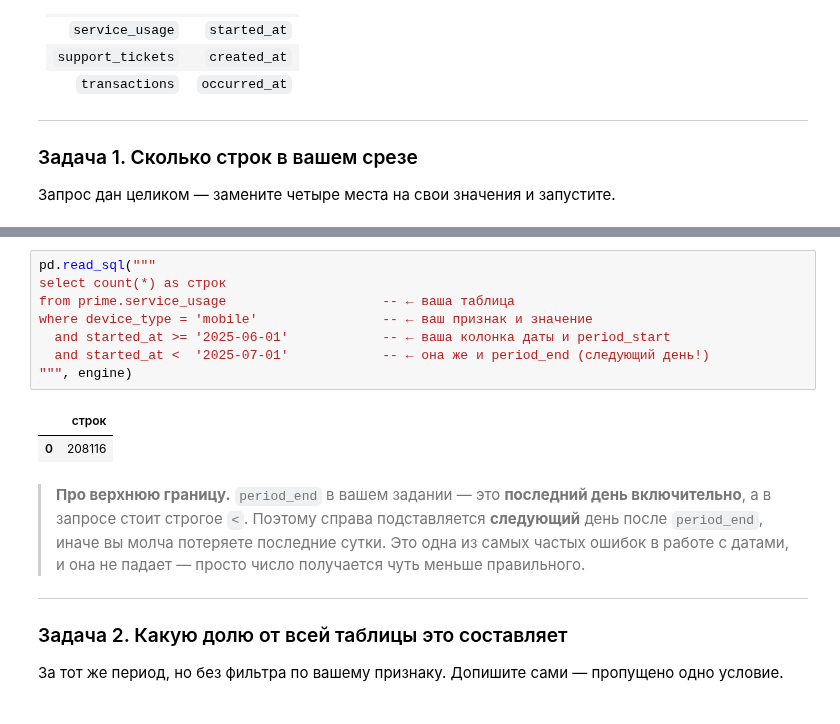
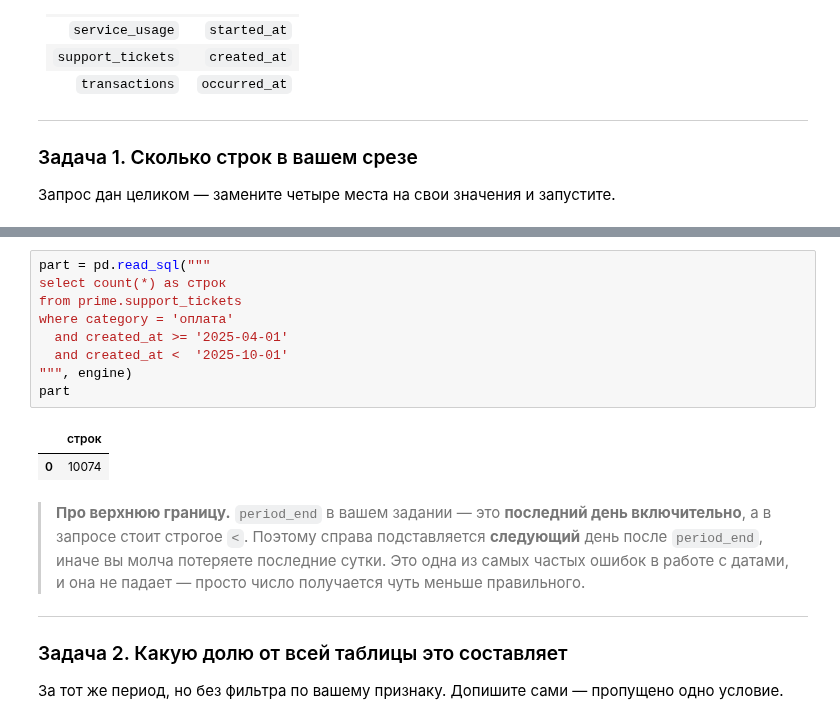
Before and after one commit to ART1X1/bpm_python_magistr, a Jupyter notebook: notebooks/seminar_1.ipynb, the cells around one changed output, grey strips where cells are left out. Drawn from its saved outputs; the diff is of its cells as text.

```diff
--- a/notebooks/seminar_1.ipynb
+++ b/notebooks/seminar_1.ipynb
@@ -478,14 +487,15 @@ pd.read_sql("select * from prime.assignments where login = current_user", engine
 # %%
-pd.read_sql("""
+part = pd.read_sql("""
 select count(*) as строк
-from prime.service_usage                    -- ← ваша таблица
-where device_type = 'mobile'                -- ← ваш признак и значение
-  and started_at >= '2025-06-01'            -- ← ваша колонка даты и period_start
-  and started_at <  '2025-07-01'            -- ← она же и period_end (следующий день!)
+from prime.support_tickets
+where category = 'оплата'
+  and created_at >= '2025-04-01'
+  and created_at <  '2025-10-01'
 """, engine)
+part
 # %% [output]
 |  | строк |
-| 0 | 208116 |
+| 0 | 10074 |
 # %% [markdown]
 > **Про верхнюю границу.** `period_end` в вашем задании — это **последний день
 > включительно**, а в запросе стоит строгое `<`. Поэтому справа подставляется
```
Also changed, not shown: parts of 6 cells of this notebook, 1 other file.
